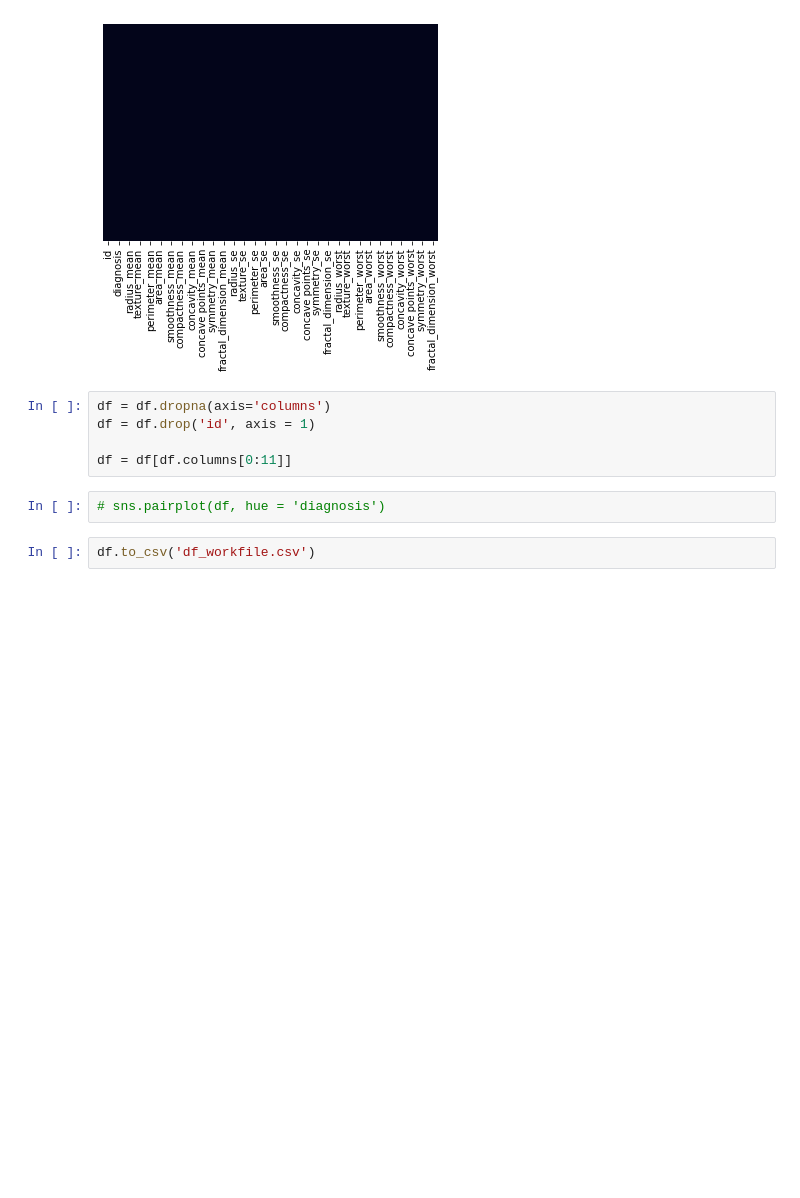
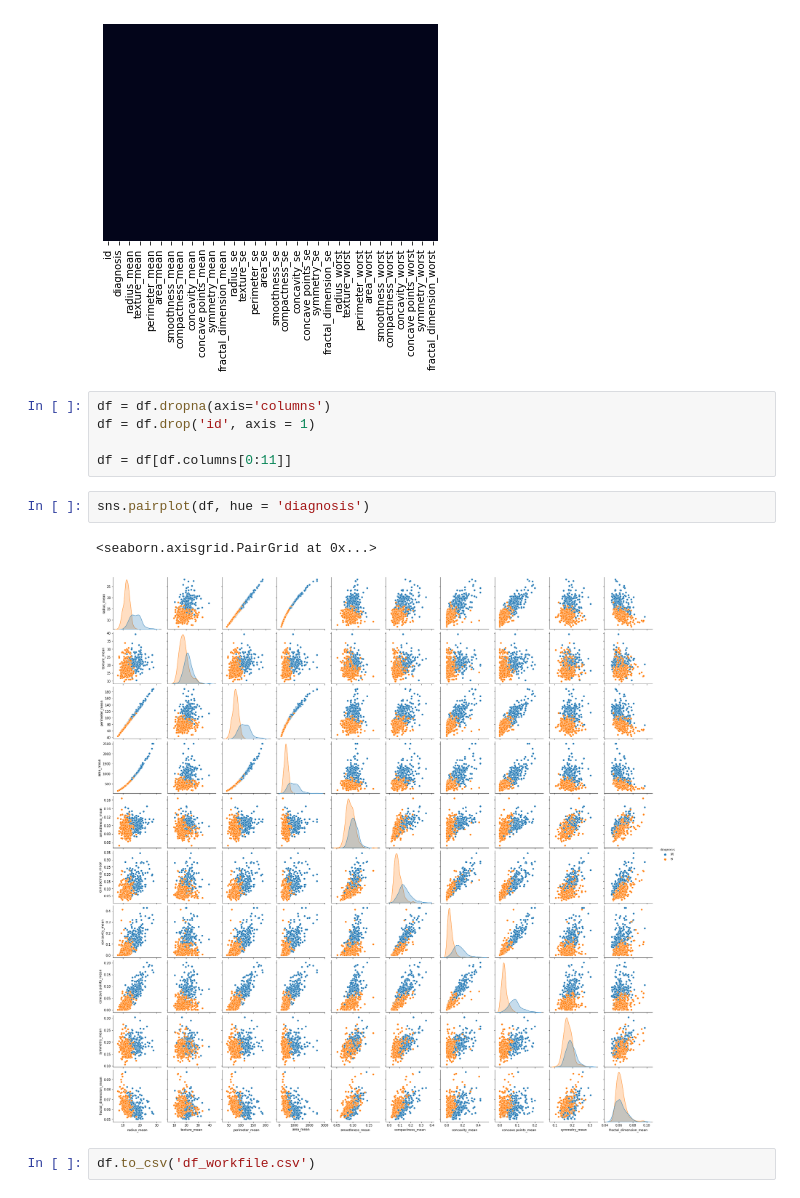
Before and after one commit to TrellixVulnTeam/ThanhLa_Data4319_2I89, a Jupyter notebook: 0. Explore Data/source_0.ipynb, the cells around one changed output. Drawn from its saved outputs; the diff is of its cells as text; blank space fills up the shorter version.

```diff
--- a/0. Explore Data/source_0.ipynb
+++ b/0. Explore Data/source_0.ipynb
@@ -36,6 +36,9 @@ df = df.drop('id', axis = 1)
 
 df = df[df.columns[0:11]]
 # %%
-# sns.pairplot(df, hue = 'diagnosis')
+sns.pairplot(df, hue = 'diagnosis')
+# %% [output]
+<seaborn.axisgrid.PairGrid at 0x...>
+[figure, added]
 # %%
 df.to_csv('df_workfile.csv')
```
Also changed, not shown: 4 other files.
